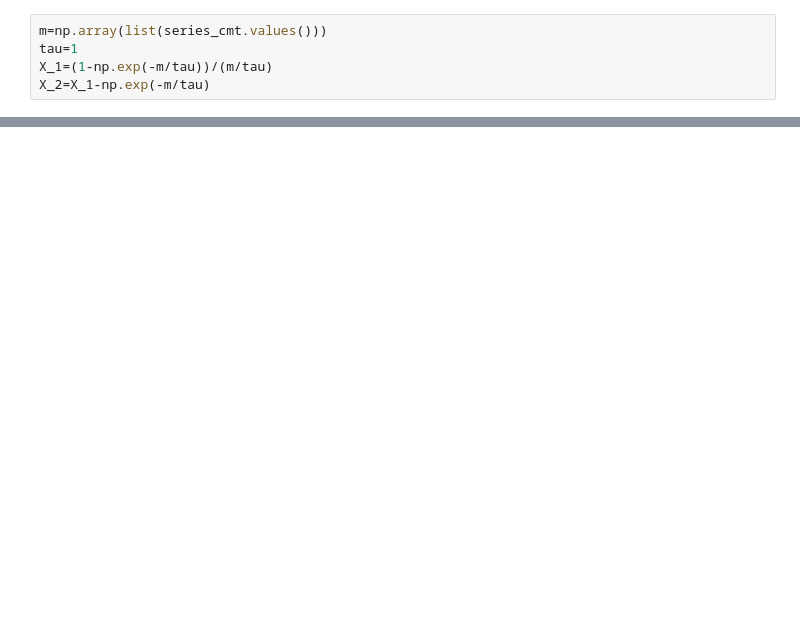
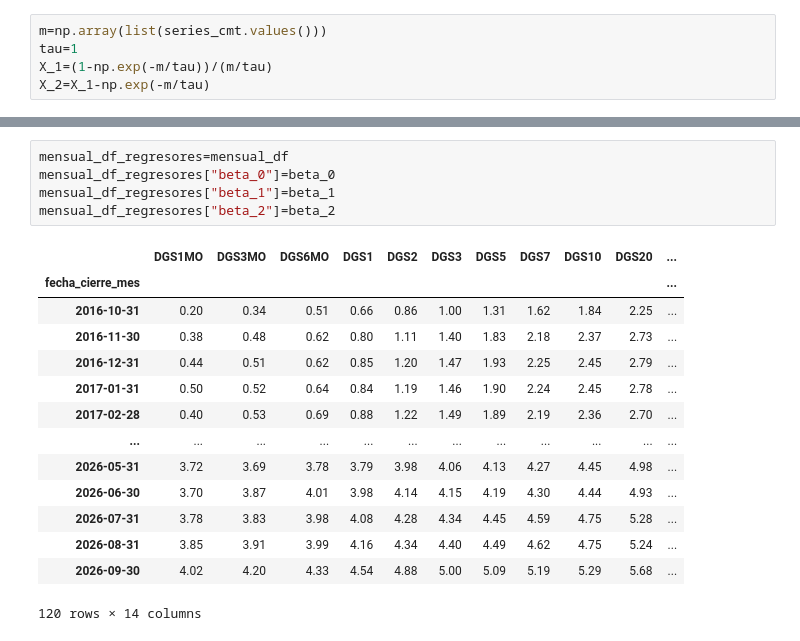
Before and after one commit to jvliouc/Proyecto-Mercados-Financieros, a Jupyter notebook: mmff.ipynb, the cells around one changed output, grey strips where cells are left out. Drawn from its saved outputs; the diff is of its cells as text; blank space fills up the shorter version.

```diff
--- a/mmff.ipynb
+++ b/mmff.ipynb
@@ -108,0 +164,20 @@ array([0.95946702, 0.88479687, 0.78693868, 0.63212056, 0.43233236,
+# %%
+mensual_df_regresores=mensual_df
+mensual_df_regresores["beta_0"]=beta_0
+mensual_df_regresores["beta_1"]=beta_1
+mensual_df_regresores["beta_2"]=beta_2
+# %% [output]
+|  | DGS1MO | DGS3MO | DGS6MO | DGS1 | DGS2 | DGS3 | DGS5 | DGS7 | DGS10 | DGS20 | ... |
+| fecha_cierre_mes |  |  |  |  |  |  |  |  |  |  | ... |
+| 2016-10-31 | 0.20 | 0.34 | 0.51 | 0.66 | 0.86 | 1.00 | 1.31 | 1.62 | 1.84 | 2.25 | ... |
+| 2016-11-30 | 0.38 | 0.48 | 0.62 | 0.80 | 1.11 | 1.40 | 1.83 | 2.18 | 2.37 | 2.73 | ... |
+| 2016-12-31 | 0.44 | 0.51 | 0.62 | 0.85 | 1.20 | 1.47 | 1.93 | 2.25 | 2.45 | 2.79 | ... |
+| 2017-01-31 | 0.50 | 0.52 | 0.64 | 0.84 | 1.19 | 1.46 | 1.90 | 2.24 | 2.45 | 2.78 | ... |
+| 2017-02-28 | 0.40 | 0.53 | 0.69 | 0.88 | 1.22 | 1.49 | 1.89 | 2.19 | 2.36 | 2.70 | ... |
+| ... | ... | ... | ... | ... | ... | ... | ... | ... | ... | ... | ... |
+| 2026-05-31 | 3.72 | 3.69 | 3.78 | 3.79 | 3.98 | 4.06 | 4.13 | 4.27 | 4.45 | 4.98 | ... |
+| 2026-06-30 | 3.70 | 3.87 | 4.01 | 3.98 | 4.14 | 4.15 | 4.19 | 4.30 | 4.44 | 4.93 | ... |
+| 2026-07-31 | 3.78 | 3.83 | 3.98 | 4.08 | 4.28 | 4.34 | 4.45 | 4.59 | 4.75 | 5.28 | ... |
+| 2026-08-31 | 3.85 | 3.91 | 3.99 | 4.16 | 4.34 | 4.40 | 4.49 | 4.62 | 4.75 | 5.24 | ... |
+| 2026-09-30 | 4.02 | 4.20 | 4.33 | 4.54 | 4.88 | 5.00 | 5.09 | 5.19 | 5.29 | 5.68 | ... |
+120 rows × 14 columns
```
Also changed, not shown: parts of 13 cells of this notebook, 2 other files.
